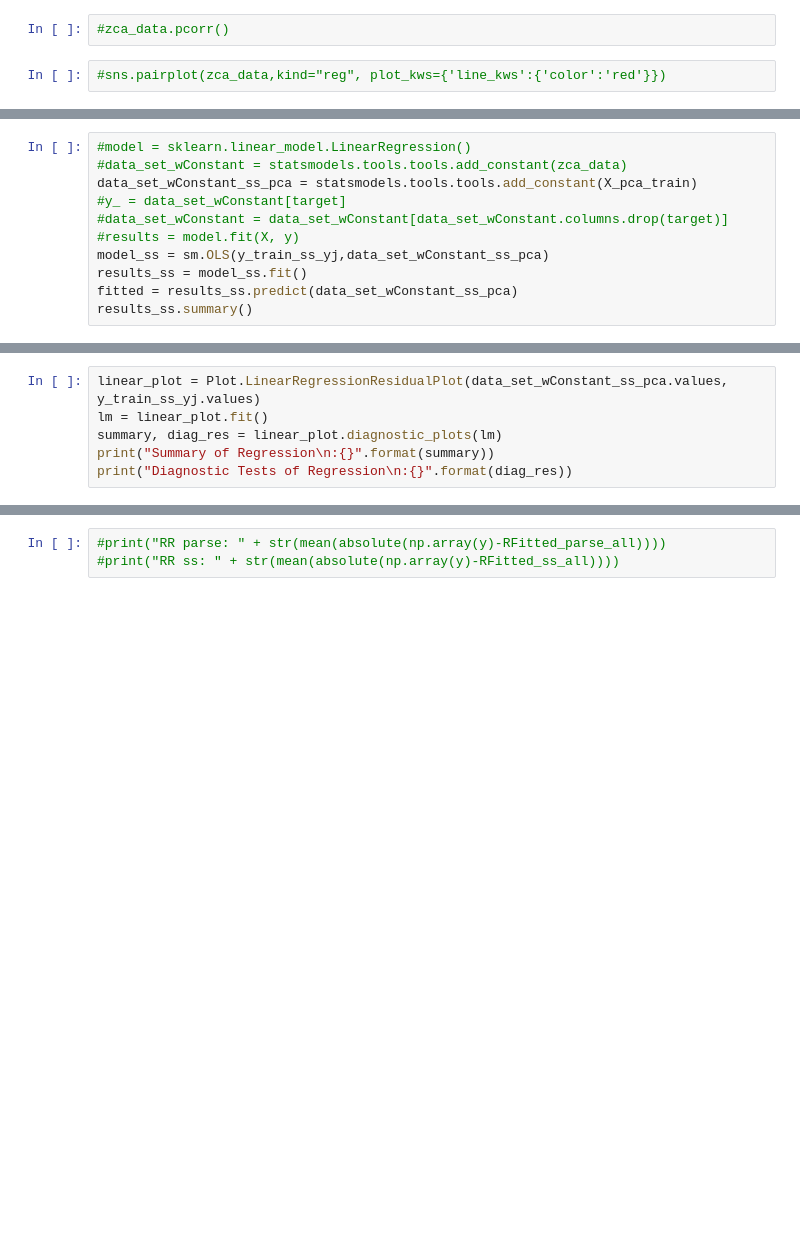
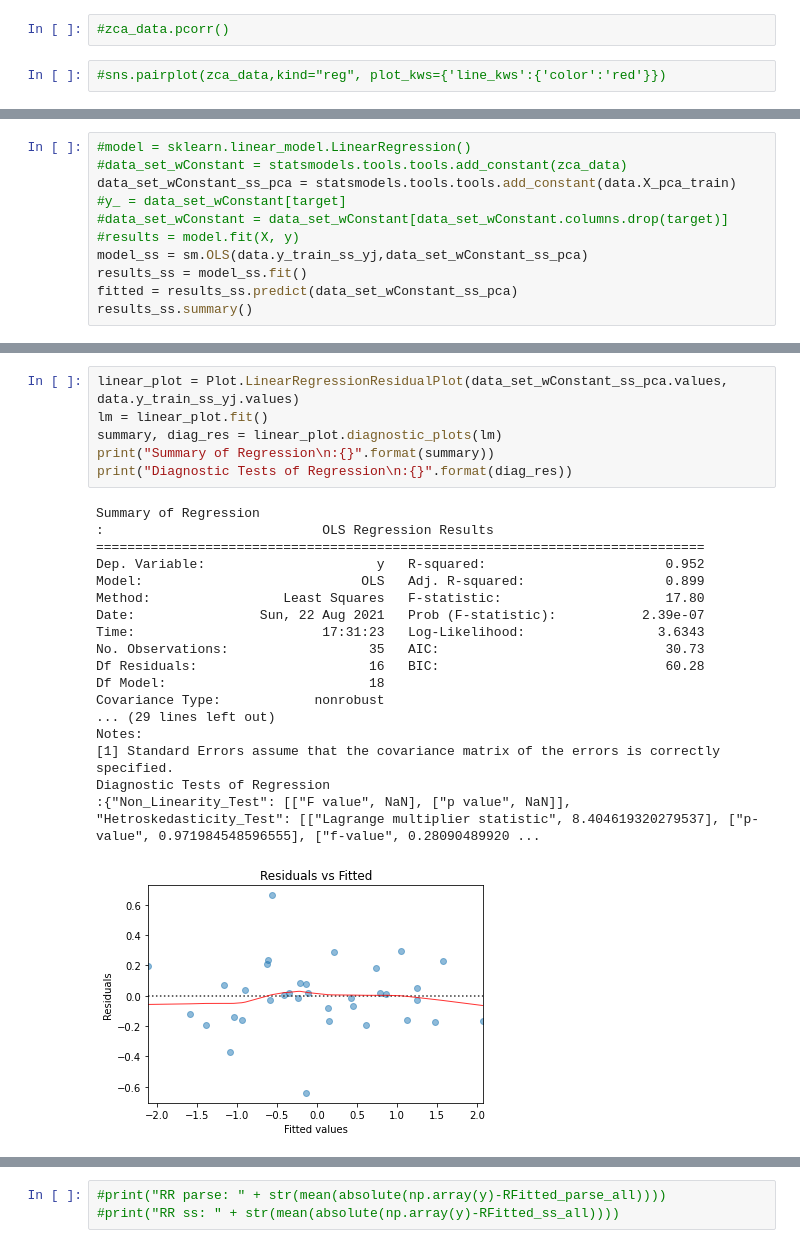
Before and after one commit to thistleknot/python-ml, a Jupyter notebook: code/Elastic and Sequential Comparisons.ipynb, the cells around one changed output, grey strips where cells are left out. Cells and saved outputs as stored; diff of their text form; blank space fills up the shorter version.

```diff
--- a/code/Elastic and Sequential Comparisons.ipynb
+++ b/code/Elastic and Sequential Comparisons.ipynb
@@ -334,11 +427,11 @@ print(ss_sortedFeatures)
 # %%
 #model = sklearn.linear_model.LinearRegression()
 #data_set_wConstant = statsmodels.tools.tools.add_constant(zca_data)
-data_set_wConstant_ss_pca = statsmodels.tools.tools.add_constant(X_pca_train)
+data_set_wConstant_ss_pca = statsmodels.tools.tools.add_constant(data.X_pca_train)
 #y_ = data_set_wConstant[target]
 #data_set_wConstant = data_set_wConstant[data_set_wConstant.columns.drop(target)]
 #results = model.fit(X, y)
-model_ss = sm.OLS(y_train_ss_yj,data_set_wConstant_ss_pca)
+model_ss = sm.OLS(data.y_train_ss_yj,data_set_wConstant_ss_pca)
 results_ss = model_ss.fit()
 fitted = results_ss.predict(data_set_wConstant_ss_pca)
 results_ss.summary()
@@ -347,6 +476,25 @@ pd.DataFrame(results_ss.get_influence().resid_studentized_internal).hist()
 # %%
-linear_plot = Plot.LinearRegressionResidualPlot(data_set_wConstant_ss_pca.values, y_train_ss_yj.values)
+linear_plot = Plot.LinearRegressionResidualPlot(data_set_wConstant_ss_pca.values, data.y_train_ss_yj.values)
 lm = linear_plot.fit()
 summary, diag_res = linear_plot.diagnostic_plots(lm)
 print("Summary of Regression\n:{}".format(summary))
 print("Diagnostic Tests of Regression\n:{}".format(diag_res))
+# %% [output]
+Summary of Regression
+:                            OLS Regression Results
+==============================================================================
+Dep. Variable:                      y   R-squared:                       0.952
+Model:                            OLS   Adj. R-squared:                  0.899
+Method:                 Least Squares   F-statistic:                     17.80
+Date:                Sun, 22 Aug 2021   Prob (F-statistic):           2.39e-07
+Time:                        17:31:23   Log-Likelihood:                 3.6343
+No. Observations:                  35   AIC:                             30.73
+Df Residuals:                      16   BIC:                             60.28
+Df Model:                          18
+Covariance Type:            nonrobust
+... (29 lines left out)
+Notes:
+[1] Standard Errors assume that the covariance matrix of the errors is correctly specified.
+Diagnostic Tests of Regression
+:{"Non_Linearity_Test": [["F value", NaN], ["p value", NaN]], "Hetroskedasticity_Test": [["Lagrange multiplier statistic", 8.404619320279537], ["p-value", 0.971984548596555], ["f-value", 0.28090489920 ...
+[figure, added]
```
Also changed, not shown: parts of 34 cells of this notebook, 5 other files.
